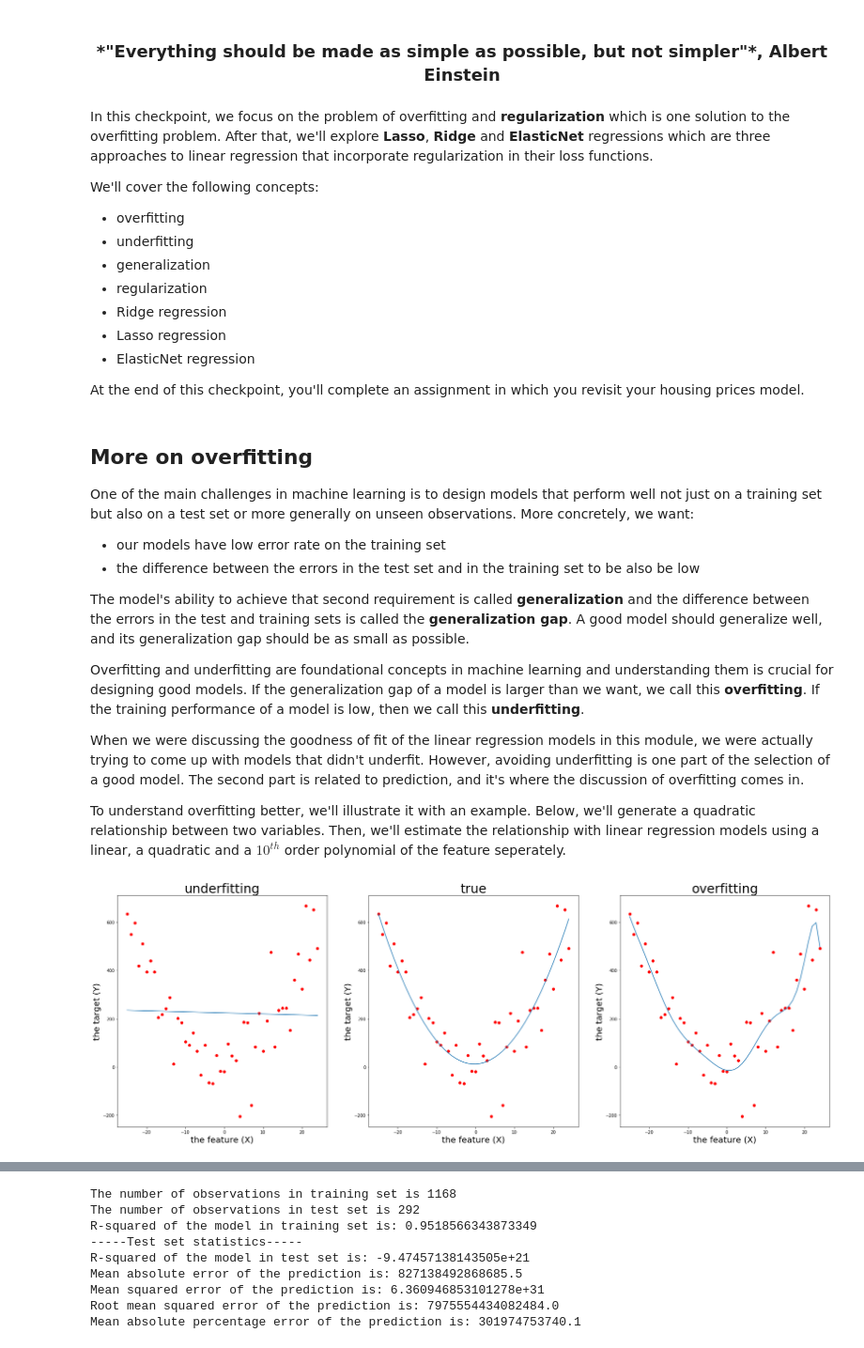
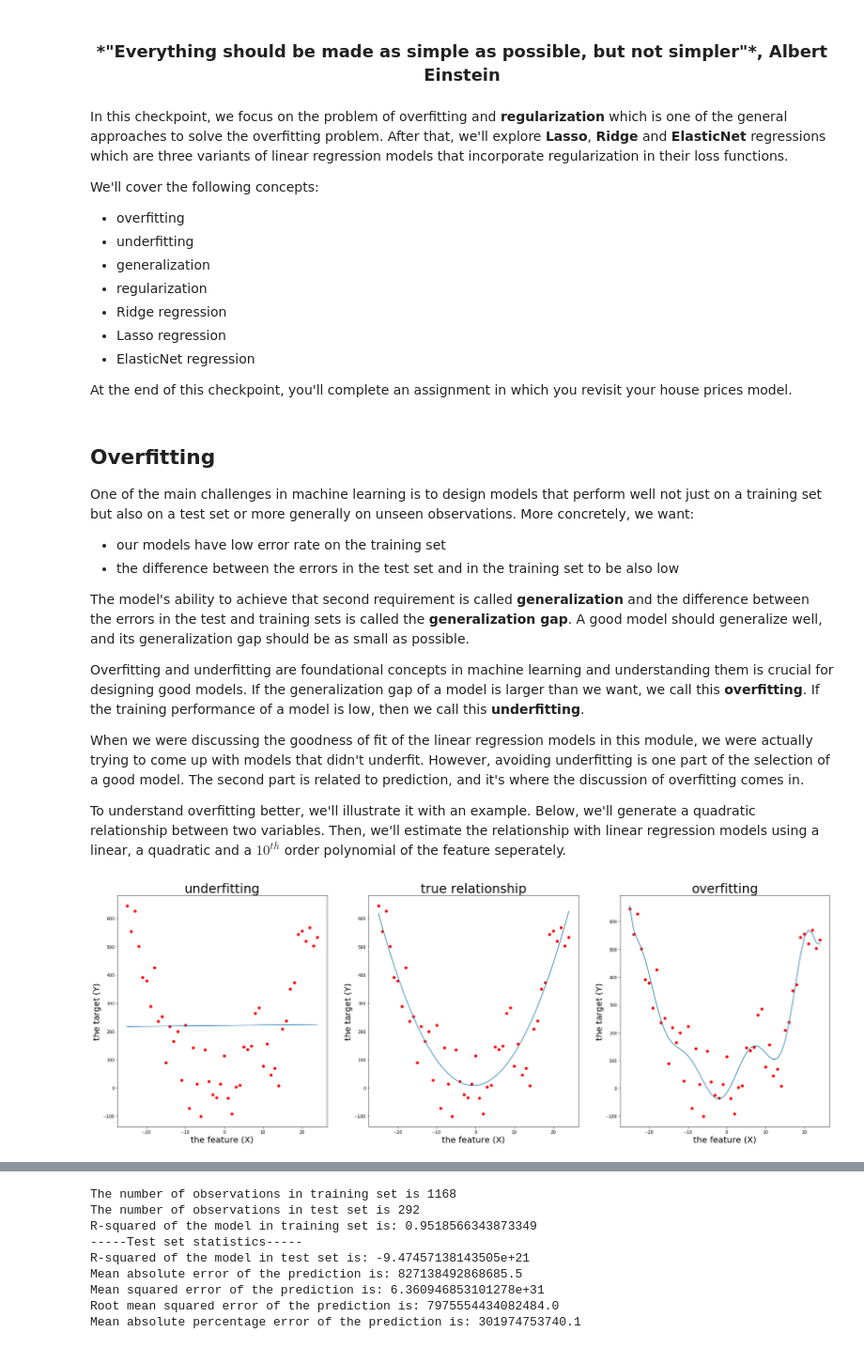
Before and after one commit to Thinkful-Ed/machine-learning-regression-problems, a Jupyter notebook: notebooks/7.overfitting_and_regularization.ipynb, the cells around one changed output, grey strips where cells are left out. Shown: that part at 94% size. Saved outputs shown, nothing was run; the diff lists cells and outputs as text; code cells hidden in the pictures.

Commit message:
some improvements on checkpoint 7

```diff
--- a/notebooks/7.overfitting_and_regularization.ipynb
+++ b/notebooks/7.overfitting_and_regularization.ipynb
@@ -1,7 +1,7 @@
 # %% [markdown]
 <h3 align="center">*"Everything should be made as simple as possible, but not simpler"*, Albert Einstein</h3>
 # %% [markdown]
-In this checkpoint, we focus on the problem of overfitting and **regularization** which is one solution to the overfitting problem. After that, we'll explore **Lasso**, **Ridge** and **ElasticNet** regressions which are three approaches to linear regression that incorporate regularization in their loss functions.
+In this checkpoint, we focus on the problem of overfitting and **regularization** which is one of the general approaches to solve the overfitting problem. After that, we'll explore **Lasso**, **Ridge** and **ElasticNet** regressions which are three variants of linear regression models that incorporate regularization in their loss functions.
 
 We'll cover the following concepts:
 
@@ -13,14 +13,14 @@ We'll cover the following concepts:
 - Lasso regression
 - ElasticNet regression
 
-At the end of this checkpoint, you'll complete an assignment in which you revisit your housing prices model.
+At the end of this checkpoint, you'll complete an assignment in which you revisit your house prices model.
 # %% [markdown]
-## More on overfitting
+## Overfitting
 
 One of the main challenges in machine learning is to design models that perform well not just on a training set but also on a test set or more generally on unseen observations. More concretely, we want:
 
 * our models have low error rate on the training set
-* the difference between the errors in the test set and in the training set to be also be low
+* the difference between the errors in the test set and in the training set to be also low
 
 The model's ability to achieve that second requirement is called **generalization** and the difference between the errors in the test and training sets is called the **generalization gap**. A good model should generalize well, and its generalization gap should be as small as possible.
 
@@ -39,10 +39,13 @@ from sklearn.linear_model import LinearRegression
 import warnings
 warnings.filterwarnings('ignore')
 # %%
+np.random.seed(456)
+
 # X is the feature.
 X = pd.DataFrame(25 - np.arange(1,51))
 
 # We define Y as a quadratic function of X.
+# We also add a little bit of noise to Y.
 Y = X + X**2 +  pd.DataFrame(np.random.normal(0,100,50))
 
 # This is the model with linear feature
@@ -55,37 +58,37 @@ lrm_correct = LinearRegression().fit(X_correct, Y)
 preds_correct = lrm_correct.predict(X_correct)
 
 # This is the model with up to 10th order polynomial of the feature
-X_overfit = pd.concat([X, X**2, X**3, X**4, X**5, X**6, X**7, X**8, X**9, X**10], axis=1)
+X_overfit = pd.concat([X**i for i in range(1,11)], axis=1)
 lrm_overfit = LinearRegression().fit(X_overfit, Y)
 preds_overfit = lrm_overfit.predict(X_overfit)
 # %%
 # We plot the predictions of the three models.
 plt.figure(figsize=(30,10))
 
 plt.subplot(1,3,1)
 plt.scatter(X, Y, color="red")
 plt.plot(X, preds_underfit)
 plt.title("underfitting", fontsize=30)
 plt.xlabel("the feature (X)", fontsize=20)
 plt.ylabel("the target (Y)", fontsize=20)
 
 plt.subplot(1,3,2)
 plt.scatter(X, Y, color="red")
 plt.plot(X, preds_correct)
-plt.title("true", fontsize=30)
+plt.title("true relationship", fontsize=30)
 plt.xlabel("the feature (X)", fontsize=20)
 plt.ylabel("the target (Y)", fontsize=20)
 
 plt.subplot(1,3,3)
 plt.scatter(X, Y, color="red")
 plt.plot(X, preds_overfit)
 plt.title("overfitting", fontsize=30)
 plt.xlabel("the feature (X)", fontsize=20)
 plt.ylabel("the target (Y)", fontsize=20)
 
 plt.show()
 # %% [output]
-[figure, old version]
+[figure, new version]
 # %% [markdown]
 The first chart demonstrates underfitting. Since the true relationship is quadratic, by fitting a straight line, the model does a poor job explaining variation in the target.
 
```
Also changed, not shown: parts of 12 cells of this notebook, 1 other file.
